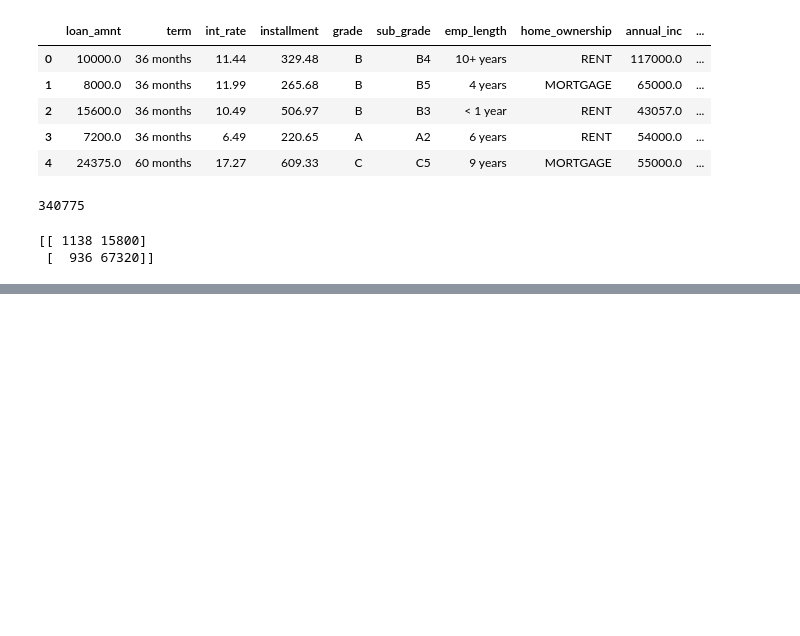
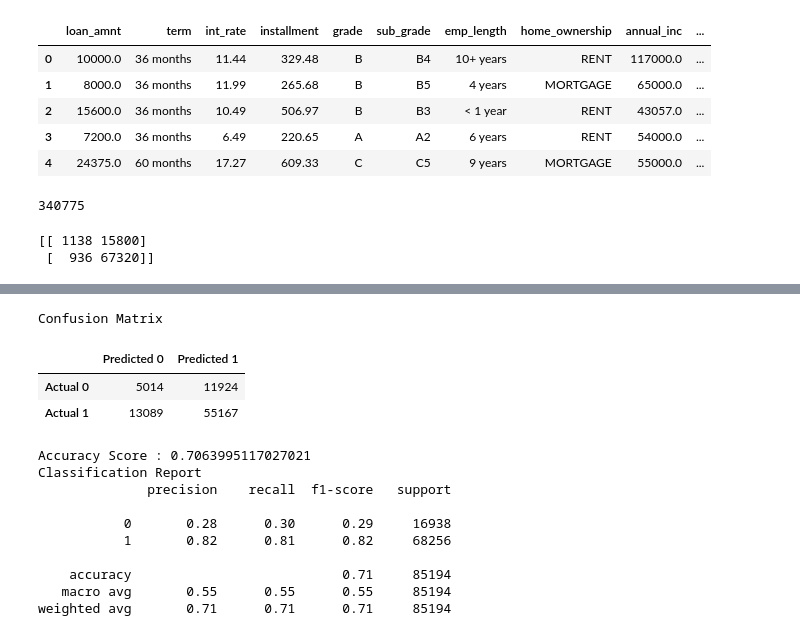
Before and after one commit to soumyaranjanswaincan/loan_analysis_project, a Jupyter notebook: loan_analysis.ipynb, the cells around one changed output, grey strips where cells are left out. Drawn from its saved outputs; the diff is of its cells as text; code cells hidden in the pictures; blank space fills up the shorter version.

```diff
--- a/loan_analysis.ipynb
+++ b/loan_analysis.ipynb
@@ -141,0 +211,41 @@ Accuracy: 0.8035542409089842
+# %%
+#Fitting the Decision Tree Model
+from sklearn import tree
+# Creating the decision tree classifier instance
+model = tree.DecisionTreeClassifier()
+# %%
+model = model.fit(X_train_scaled, y_train)
+# %%
+# Making predictions using the testing data
+predictions = model.predict(X_test_scaled)
+# %%
+# Calculating the confusion matrix
+cm3 = confusion_matrix(y_test, predictions)
+cm_df3 = pd.DataFrame(
+    cm3, index=["Actual 0", "Actual 1"], columns=["Predicted 0", "Predicted 1"]
+)
+
+# Calculating the accuracy score
+acc_score3 = accuracy_score(y_test, predictions)
+# %%
+# Displaying results
+print("Confusion Matrix")
+display(cm_df3)
+print(f"Accuracy Score : {acc_score3}")
+print("Classification Report")
+print(classification_report(y_test, predictions))
+# %% [output]
+Confusion Matrix
+|  | Predicted 0 | Predicted 1 |
+| Actual 0 | 5014 | 11924 |
+| Actual 1 | 13089 | 55167 |
+Accuracy Score : 0.7063995117027021
+Classification Report
+              precision    recall  f1-score   support
+
+           0       0.28      0.30      0.29     16938
+           1       0.82      0.81      0.82     68256
+
+    accuracy                           0.71     85194
+   macro avg       0.55      0.55      0.55     85194
+weighted avg       0.71      0.71      0.71     85194
```
Also changed, not shown: parts of 19 cells of this notebook, 1 other file.
